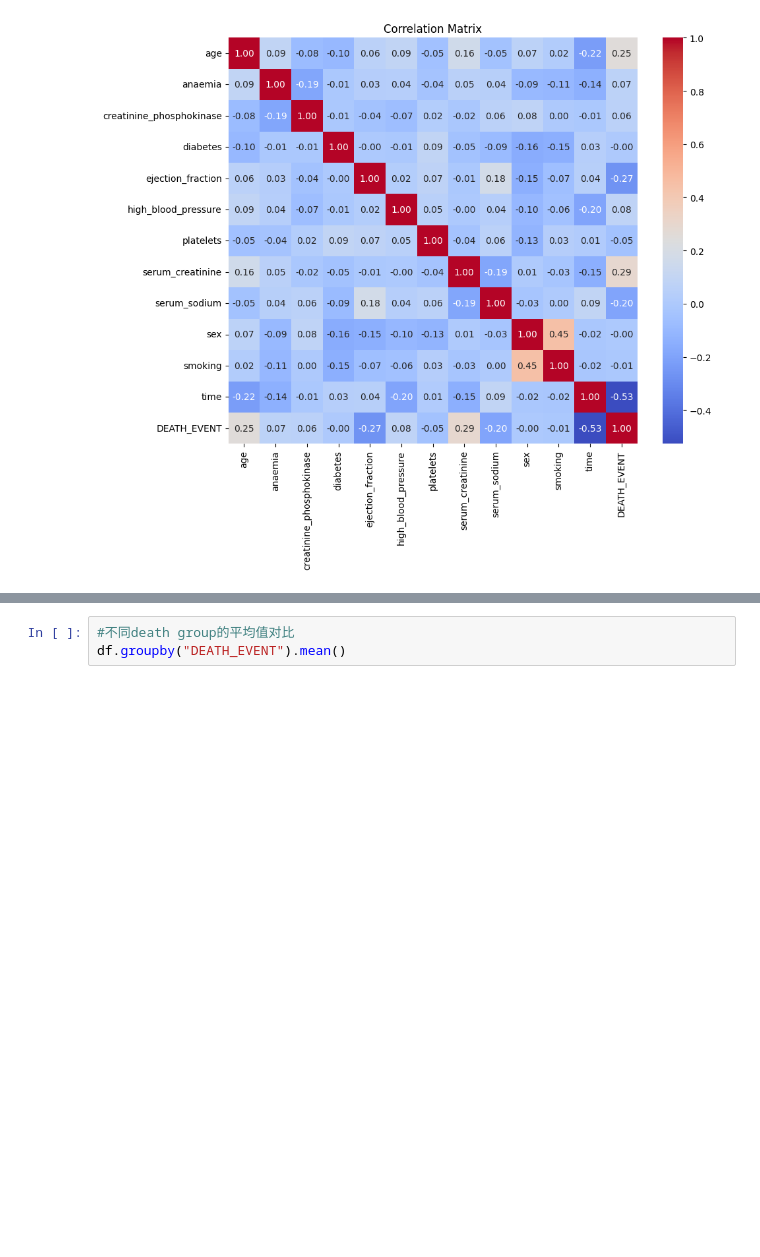
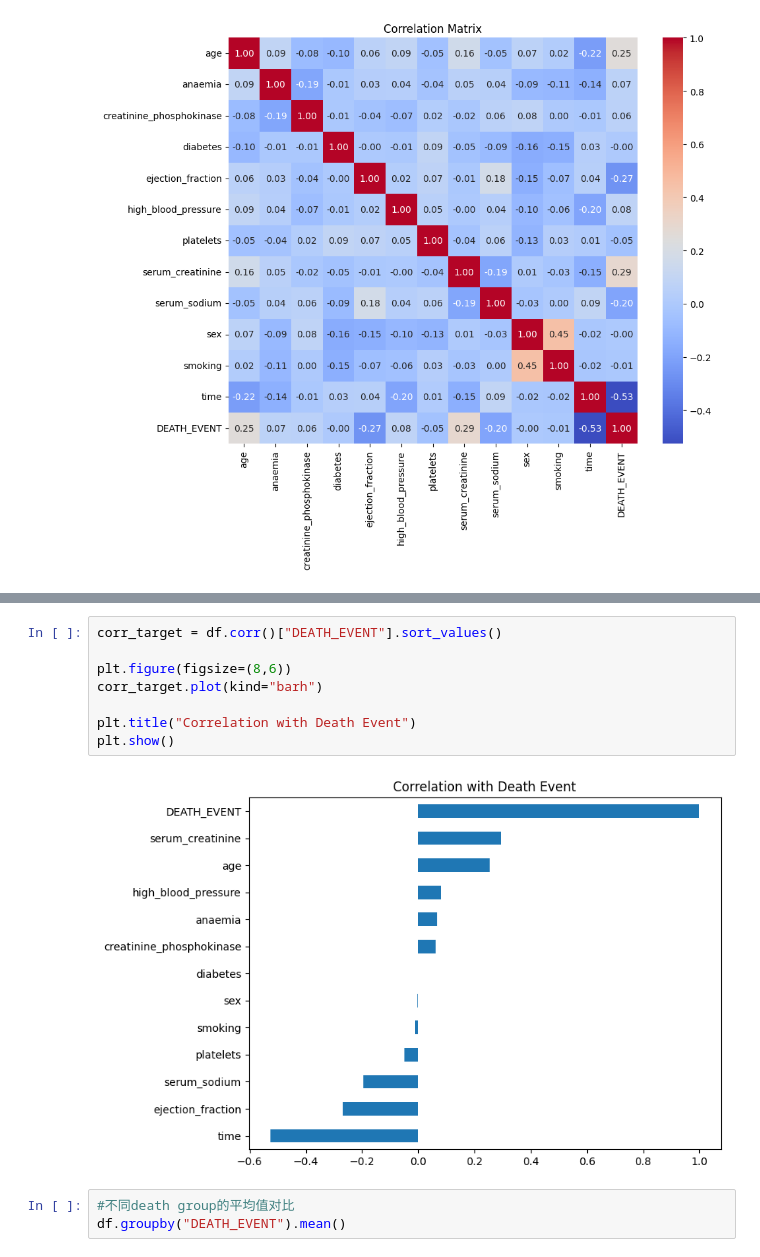
Before and after one commit to taotaokt/CS439_Project, a Jupyter notebook: eda.ipynb, the cells around one changed output, grey strips where cells are left out. Drawn from its saved outputs; the diff is of its cells as text; blank space fills up the shorter version.

Commit message:
[add]improve EDA with correlation and feature relationship analysis

```diff
--- a/eda.ipynb
+++ b/eda.ipynb
@@ -182,3 +205,13 @@ for col in num_cols:
+# %%
+corr_target = df.corr()["DEATH_EVENT"].sort_values()
+
+plt.figure(figsize=(8,6))
+corr_target.plot(kind="barh")
+
+plt.title("Correlation with Death Event")
+plt.show()
+# %% [output]
+[figure, added]
 # %%
 #不同death group的平均值对比
 df.groupby("DEATH_EVENT").mean()
```
Also changed, not shown: parts of 5 cells of this notebook.
